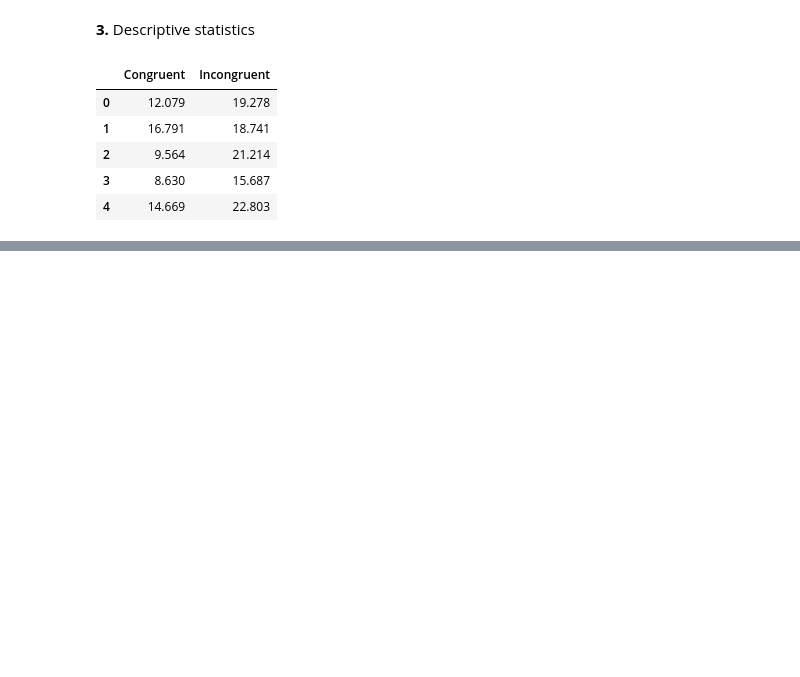
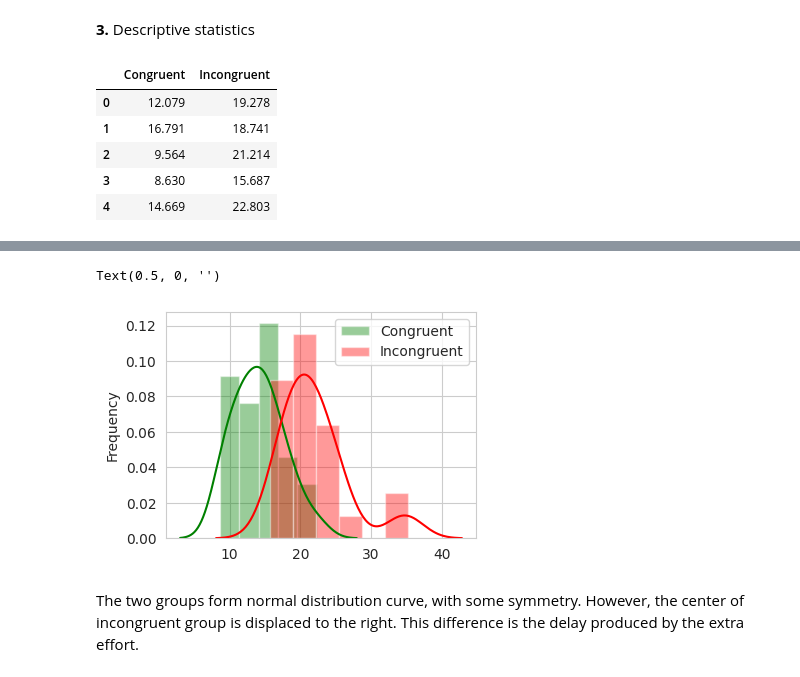
Before and after one commit to ivillalonga/NnDgree3, a Jupyter notebook: Proyecto 3.ipynb, the cells around one changed output, grey strips where cells are left out. Cells and saved outputs as stored; diff of their text form; code cells hidden in the pictures; blank space fills up the shorter version.

```diff
--- a/Proyecto 3.ipynb
+++ b/Proyecto 3.ipynb
@@ -68,0 +95,13 @@ Standard Desviations  3.559357957645195 4.797057122469138
+# %%
+# Visualization 2
+fig, ax = plt.subplots(1, 1, figsize = (4, 3), dpi=100)
+sns.distplot(df['Congruent'], color = 'g', label="Congruent")
+sns.distplot(df['Incongruent'], color = 'r', label="Incongruent")
+plt.legend()
+plt.ylabel("Frequency")
+ax.set_xlabel('')
+# %% [output]
+Text(0.5, 0, '')
+[figure, added]
+# %% [markdown]
+The two groups form normal distribution curve, with some symmetry. However, the center of incongruent group is displaced to the right. This difference is the delay produced by the extra effort.
```
Also changed, not shown: parts of 14 cells of this notebook.
